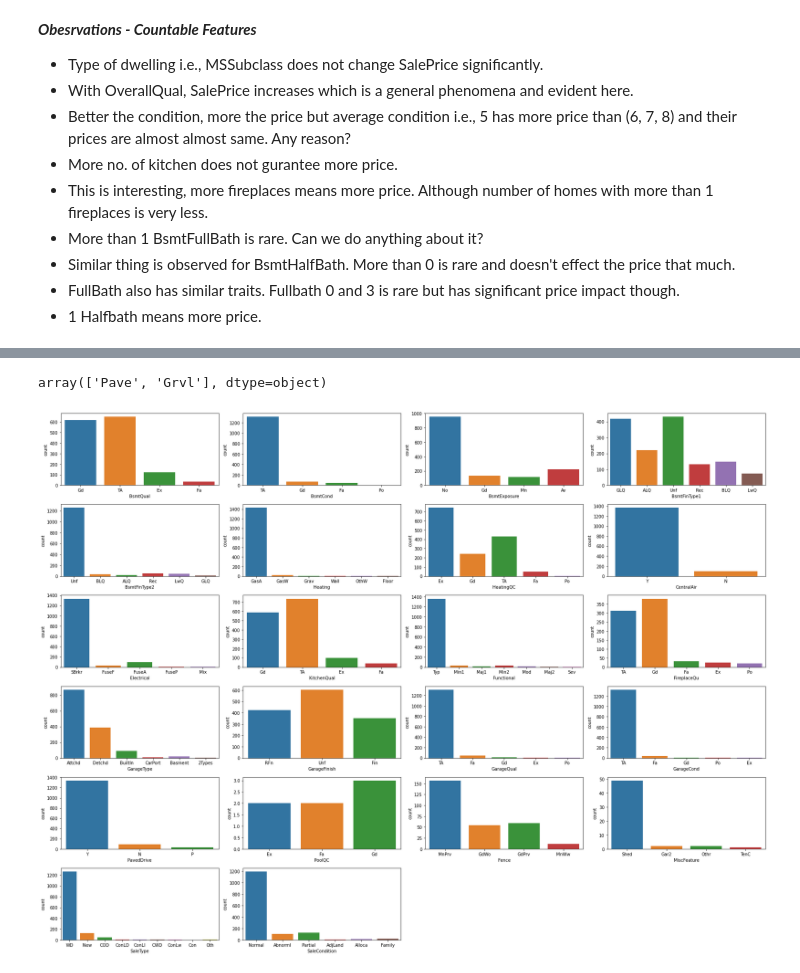
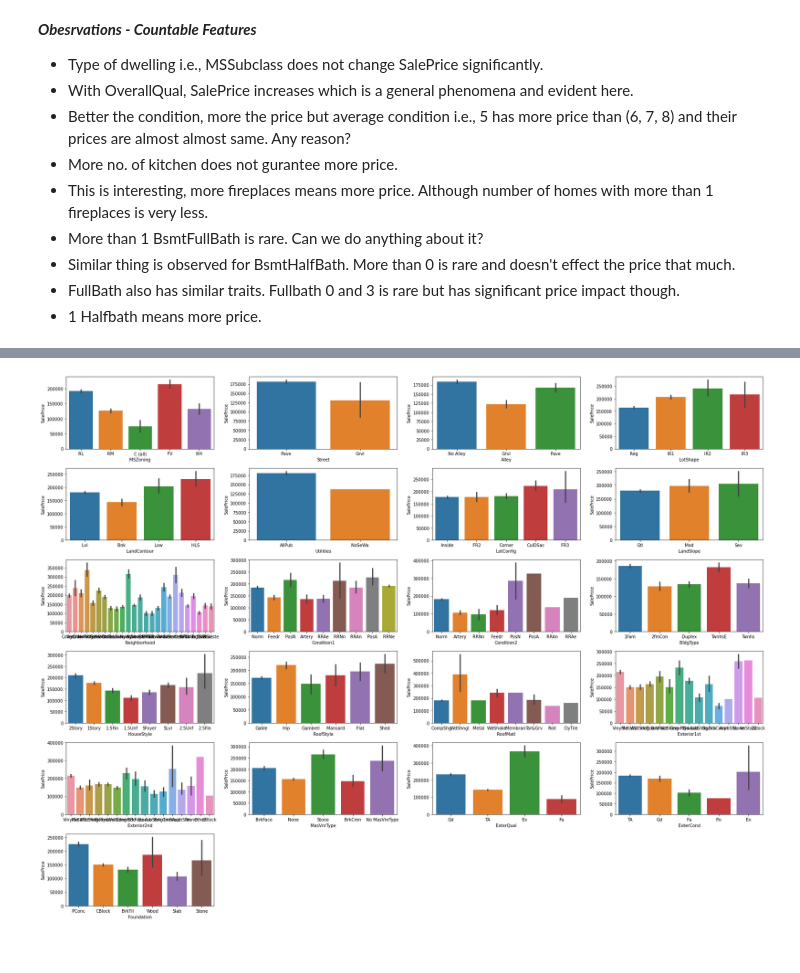
Before and after one commit to debhere/House-Price-Prediction, a Jupyter notebook: House Price Prediction.ipynb, the cells around one changed output, grey strips where cells are left out. Cells and saved outputs as stored; diff of their text form; code cells hidden in the pictures.

```diff
--- a/House Price Prediction.ipynb
+++ b/House Price Prediction.ipynb
@@ -590,8 +629,4 @@ count_plot(train, cat_cols[:21])
-# %%
-train['Street'].unique()
-# %% [output]
-array(['Pave', 'Grvl'], dtype=object)
-# %%
-count_plot(train, cat_cols[21:])
-# %% [output]
-[figure, removed]
+# %%
+count_plot(cat, cat_cols[:21], kind='barplot')
+# %% [output]
+[figure, added]
```
Also changed, not shown: parts of 21 cells of this notebook.
